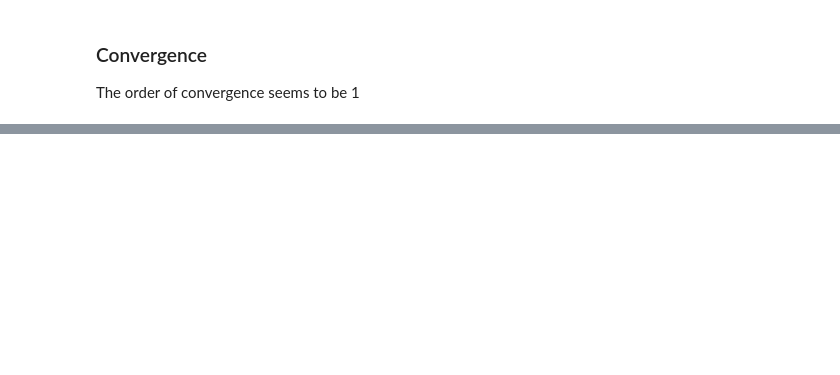
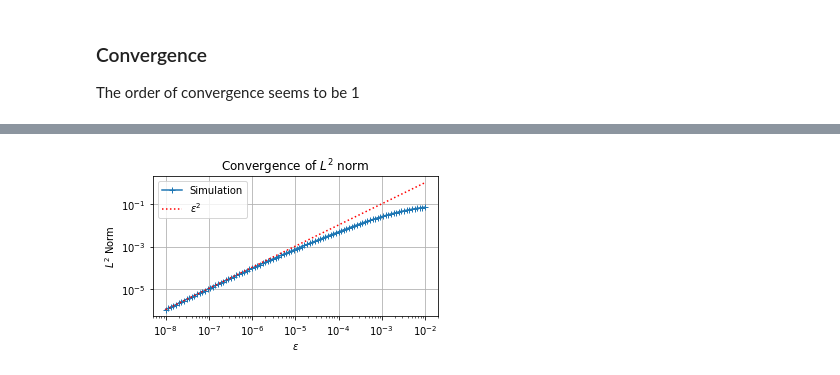
Before and after one commit to lkskstlr/map584, a Jupyter notebook: project/Question11.ipynb, the cells around one changed output, grey strips where cells are left out. Cells and saved outputs as stored; diff of their text form; code cells hidden in the pictures; blank space fills up the shorter version.

```diff
--- a/project/Question11.ipynb
+++ b/project/Question11.ipynb
@@ -358,8 +381,15 @@ print("")
 # %%
 order=1
-plt.figure()
-plt.loglog(eeps, norms, '+-')
-plt.loglog(np.array([eeps[-1], eeps[0]]), np.array([norms[-1], norms[-1]*(eeps[0]/eeps[-1])**(order)]), 'r:', label="h^{}".format(order+1))
-plt.xlabel("eps")
-plt.ylabel("L2 norm")
+plt.figure(figsize=(5,3))
+plt.loglog(eeps, norms, '+-', label="Simulation")
+plt.loglog(np.array([eeps[-1], eeps[0]]), np.array([norms[-1], norms[-1]*(eeps[0]/eeps[-1])**(order)]), 'r:', label="$\epsilon^{}$".format(order+1))
+plt.xlabel("$\epsilon$")
+plt.ylabel("$L^2$ Norm")
+plt.title("Convergence of $L^2$ norm")
+plt.grid(True)
+plt.legend()
+plt.tight_layout()
+plt.savefig("figures/q11_3.png", dpi=900)
 plt.show()
+# %% [output]
+[figure, added]
```
Also changed, not shown: parts of 10 cells of this notebook, 21 other files.
